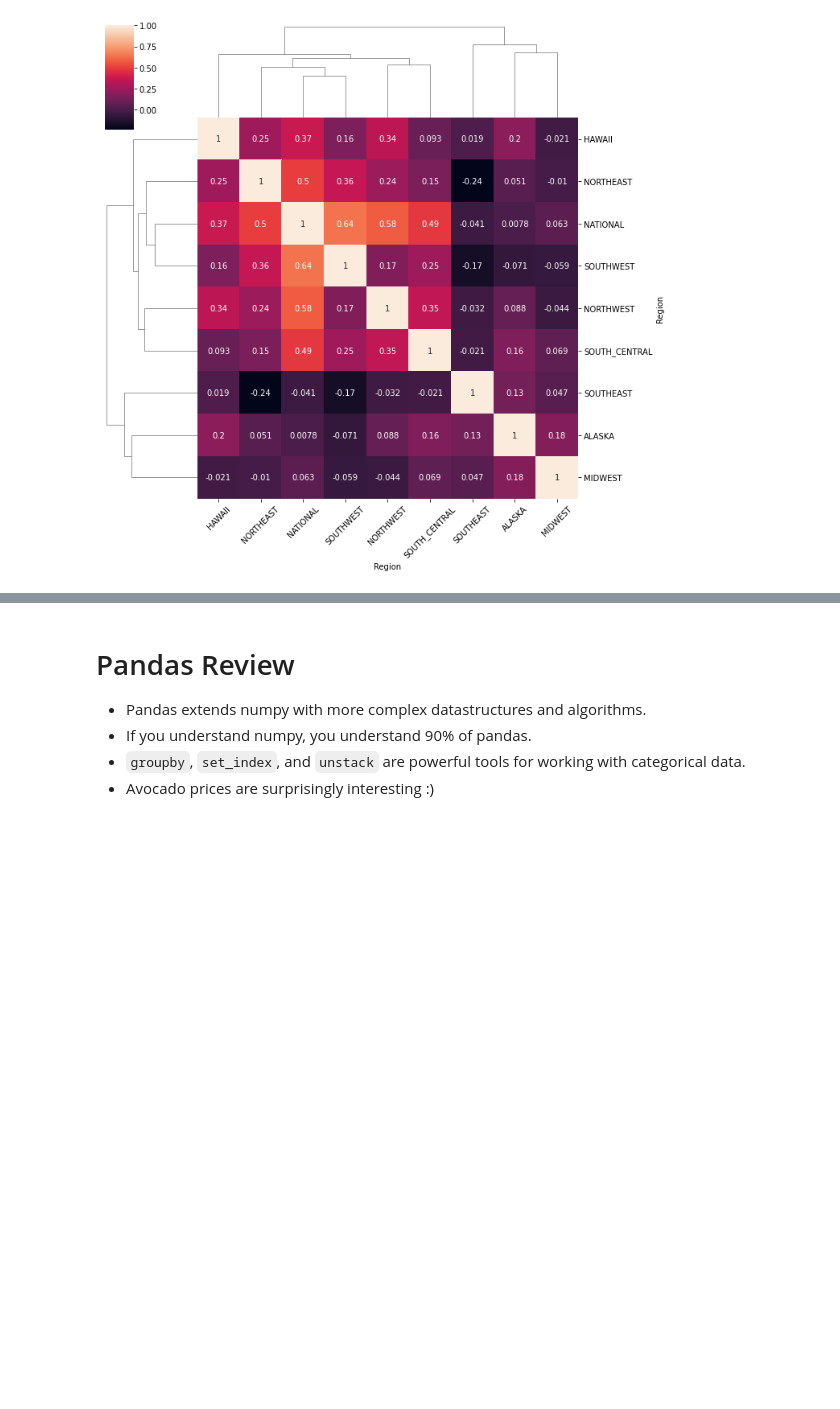
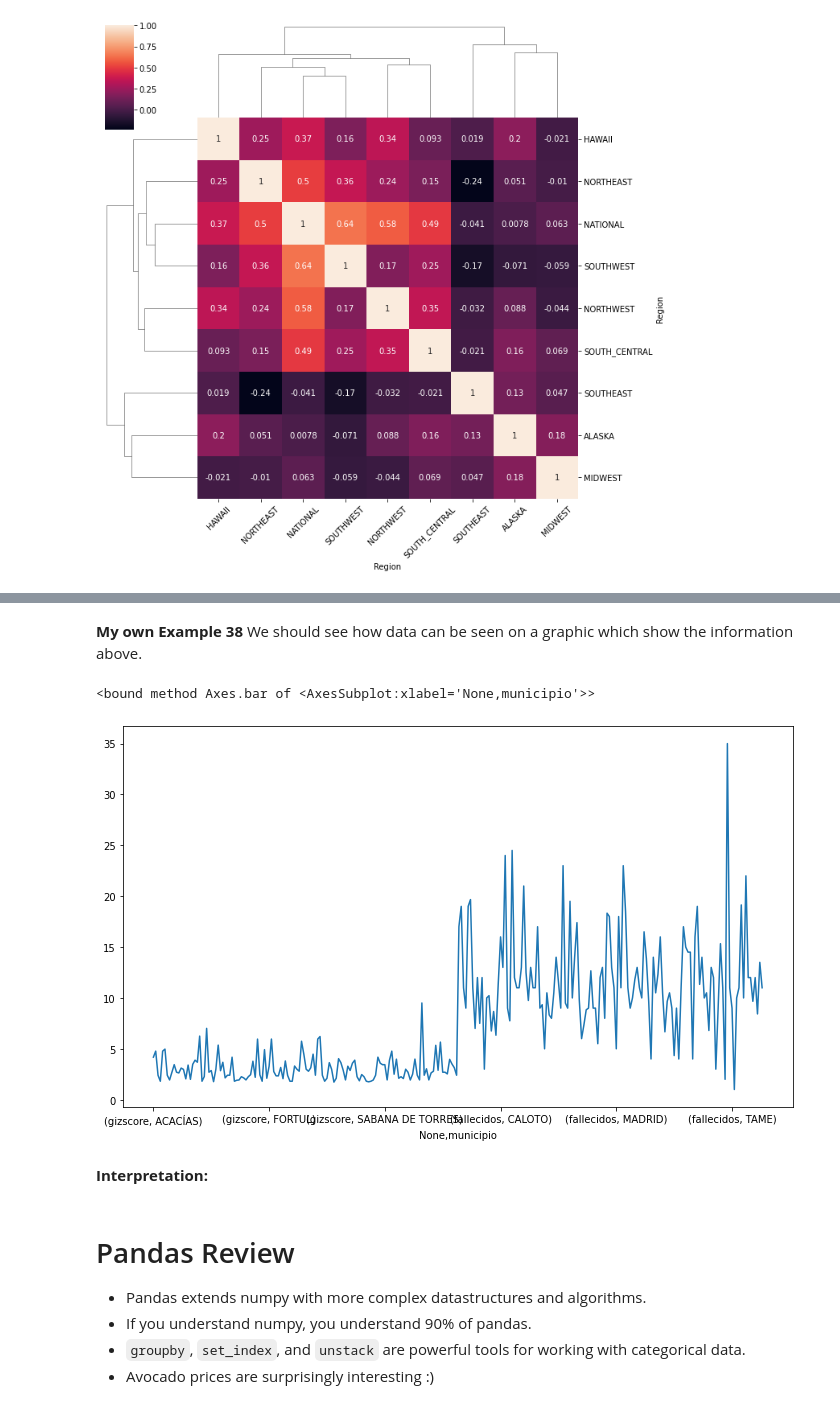
Before and after one commit to JuanLara18/AlgorithmsUN2023I, a Jupyter notebook: Lab2/jlara_Lab2.ipynb, the cells around one changed output, grey strips where cells are left out. Cells and saved outputs as stored; diff of their text form; code cells hidden in the pictures; blank space fills up the shorter version.

```diff
--- a/Lab2/jlara_Lab2.ipynb
+++ b/Lab2/jlara_Lab2.ipynb
@@ -1709,0 +1794,15 @@ ax.set_xticklabels(ax.get_xticklabels(), rotation=45);
+# %%
+from io import BytesIO
+import os
+from urllib.parse import urlencode
+
+import requests
+import numpy as np
+import pandas as pd
+
+def read_function(cache_loc='probability.html'):
+  rows = requests.get(
+      "https://www.datos.gov.co/resource/rs3u-8r4q.json",
+
+  )
+  return pd.DataFrame.from_records(rows.json())
@@ -1709,0 +1825,3 @@ ax.set_xticklabels(ax.get_xticklabels(), rotation=45);
+# %%
+data = read_function()
+data.head()
@@ -1709,0 +1856,5 @@ ax.set_xticklabels(ax.get_xticklabels(), rotation=45);
+# %%
+data['gizscore'] = pd.to_numeric(data['gizscore'])
+data['fallecidos'] = pd.to_numeric(data['fallecidos'])
+
+print(data.dtypes)
@@ -1710,3 +1901,13 @@ ax.set_xticklabels(ax.get_xticklabels(), rotation=45);
+# %% [markdown]
+**My own Example 38**
+We should see how data can be seen on a graphic which show the information above.
+# %%
+data.groupby(['municipio']).mean().unstack().ffill().plot().bar
+# %% [output]
+<bound method Axes.bar of <AxesSubplot:xlabel='None,municipio'>>
+[figure, added]
+# %% [markdown]
+**Interpretation:**
 # %% [markdown]
 # Pandas Review
 
```
Also changed, not shown: parts of 240 cells of this notebook.
